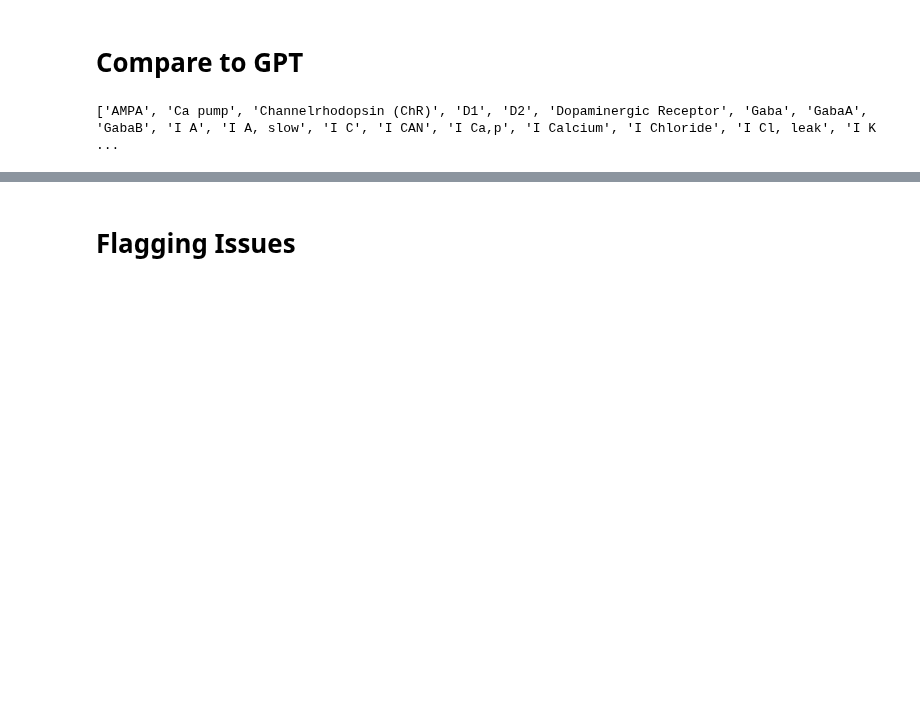
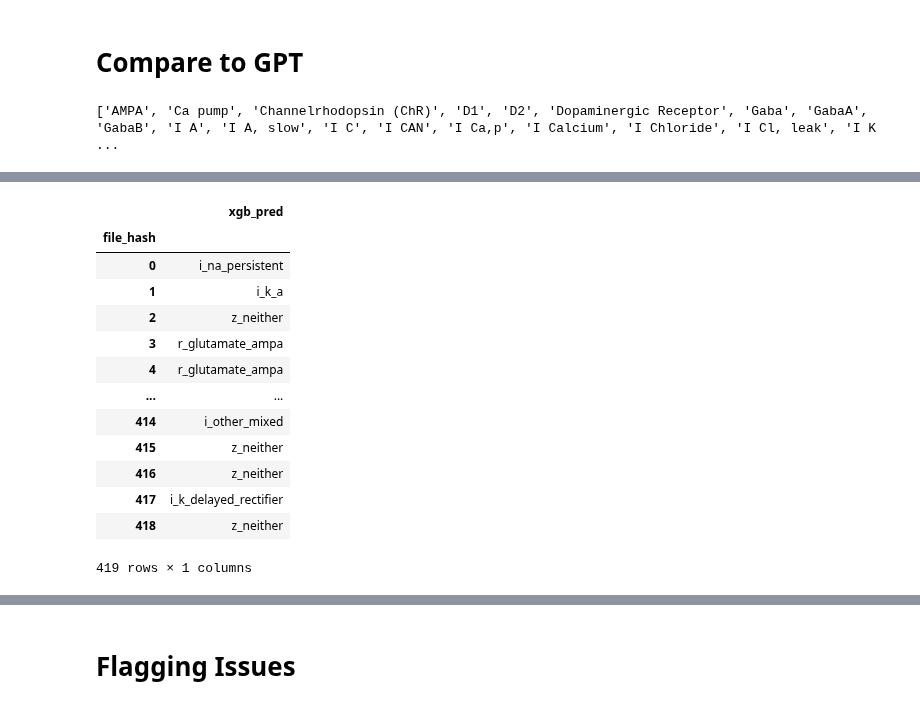
Before and after one commit to innacohen/mod-annotation, a Jupyter notebook: code/pipeline.ipynb, the cells around one changed output, grey strips where cells are left out. Drawn from its saved outputs; the diff is of its cells as text; code cells hidden in the pictures; blank space fills up the shorter version.

```diff
--- a/code/pipeline.ipynb
+++ b/code/pipeline.ipynb
@@ -1067,0 +1091,17 @@ ValueError: Length of values (20) does not match length of index (407)
+# %%
+df_xgb_predictions
+# %% [output]
+|  | xgb_pred |
+| file_hash |  |
+| 0 | i_na_persistent |
+| 1 | i_k_a |
+| 2 | z_neither |
+| 3 | r_glutamate_ampa |
+| 4 | r_glutamate_ampa |
+| ... | ... |
+| 414 | i_other_mixed |
+| 415 | z_neither |
+| 416 | z_neither |
+| 417 | i_k_delayed_rectifier |
+| 418 | z_neither |
+419 rows × 1 columns
```
Also changed, not shown: parts of 14 cells of this notebook.
